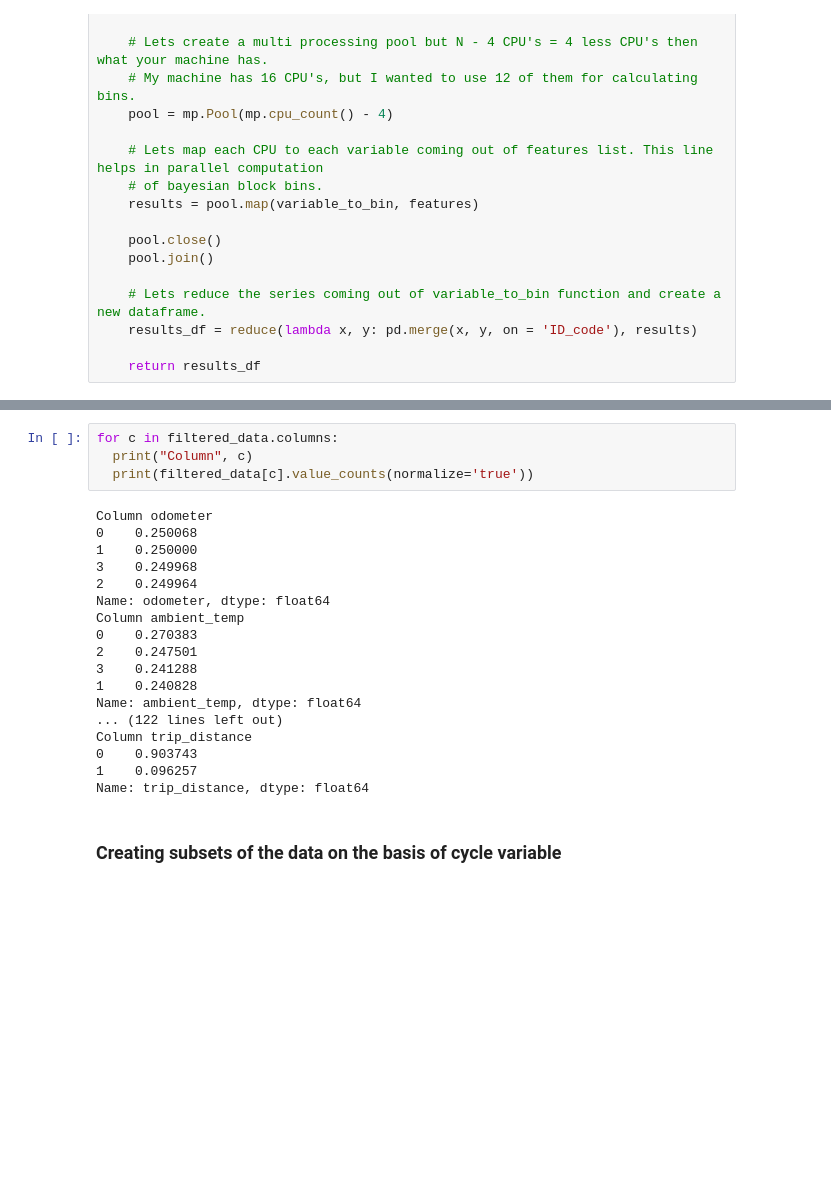
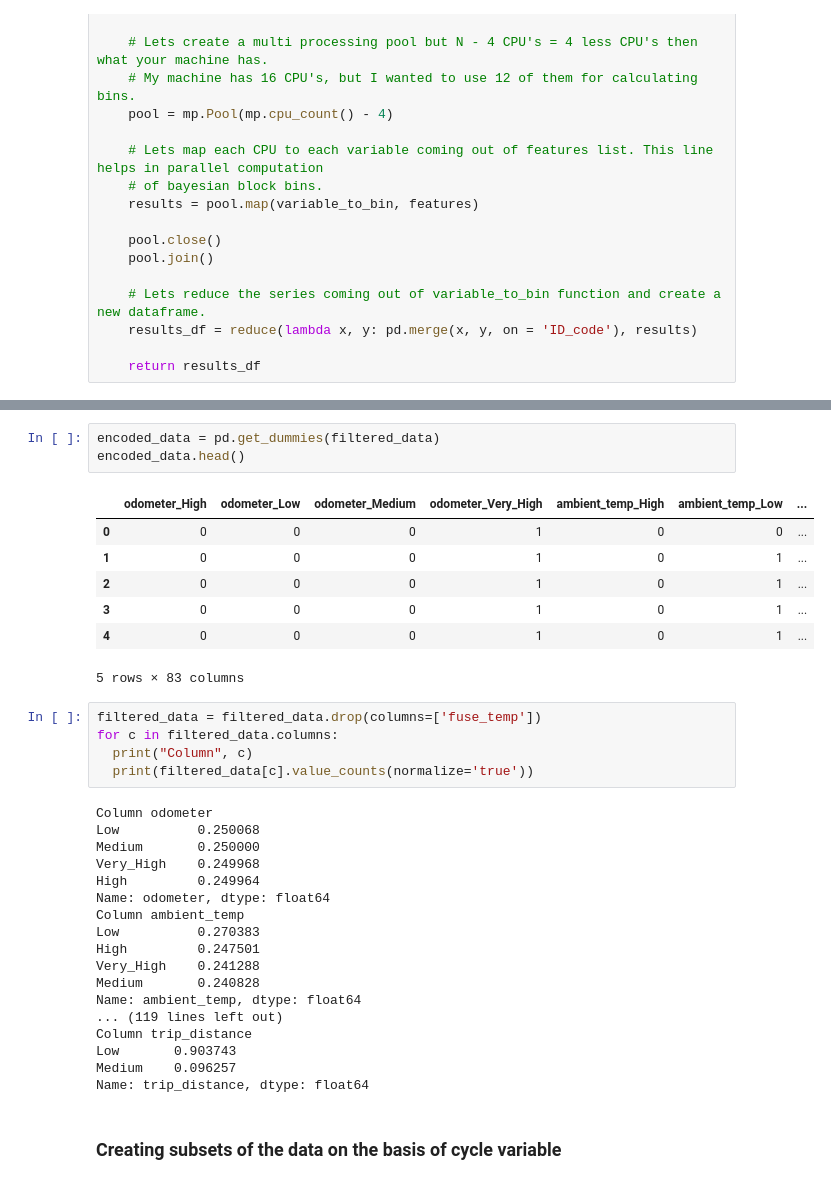
Before and after one commit to musman2012/ml-data_science, a Jupyter notebook: SOH_Prediction/Phase_II_ML.ipynb, the cells around one changed output, grey strips where cells are left out. Drawn from its saved outputs; the diff is of its cells as text; blank space fills up the shorter version.

```diff
--- a/SOH_Prediction/Phase_II_ML.ipynb
+++ b/SOH_Prediction/Phase_II_ML.ipynb
@@ -186,27 +192,39 @@ filtered_data.head()
 | 2 | Very_High | Low | Low | Low | noBalancing | High | Low | ... |
 | 3 | Very_High | Low | Low | Low | noBalancing | High | Low | ... |
 | 4 | Very_High | Low | Low | Low | noBalancing | High | Low | ... |
+# %%
+encoded_data = pd.get_dummies(filtered_data)
+encoded_data.head()
+# %% [output]
+|  | odometer_High | odometer_Low | odometer_Medium | odometer_Very_High | ambient_temp_High | ambient_temp_Low | ... |
+| 0 | 0 | 0 | 0 | 1 | 0 | 0 | ... |
+| 1 | 0 | 0 | 0 | 1 | 0 | 1 | ... |
+| 2 | 0 | 0 | 0 | 1 | 0 | 1 | ... |
+| 3 | 0 | 0 | 0 | 1 | 0 | 1 | ... |
+| 4 | 0 | 0 | 0 | 1 | 0 | 1 | ... |
+5 rows × 83 columns
 # %%
+filtered_data = filtered_data.drop(columns=['fuse_temp'])
 for c in filtered_data.columns:
   print("Column", c)
   print(filtered_data[c].value_counts(normalize='true'))
 # %% [output]
 Column odometer
-0    0.250068
-1    0.250000
-3    0.249968
-2    0.249964
+Low          0.250068
+Medium       0.250000
+Very_High    0.249968
+High         0.249964
 Name: odometer, dtype: float64
 Column ambient_temp
-0    0.270383
-2    0.247501
-3    0.241288
-1    0.240828
+Low          0.270383
+High         0.247501
+Very_High    0.241288
+Medium       0.240828
 Name: ambient_temp, dtype: float64
-... (122 lines left out)
+... (119 lines left out)
 Column trip_distance
-0    0.903743
-1    0.096257
+Low       0.903743
+Medium    0.096257
 Name: trip_distance, dtype: float64
 # %% [markdown]
 ### Creating subsets of the data on the basis of cycle variable
```
Also changed, not shown: parts of 13 cells of this notebook.
